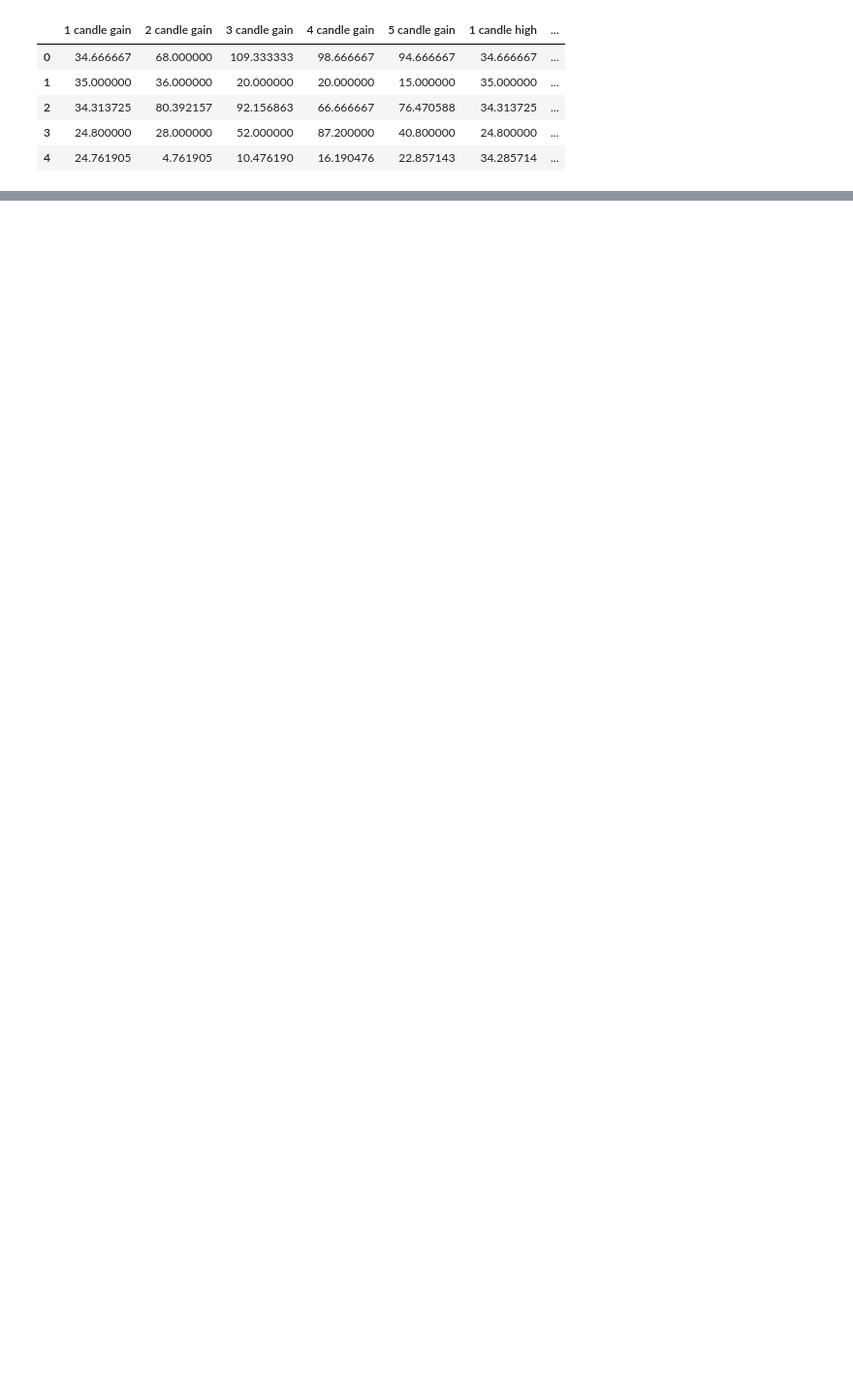
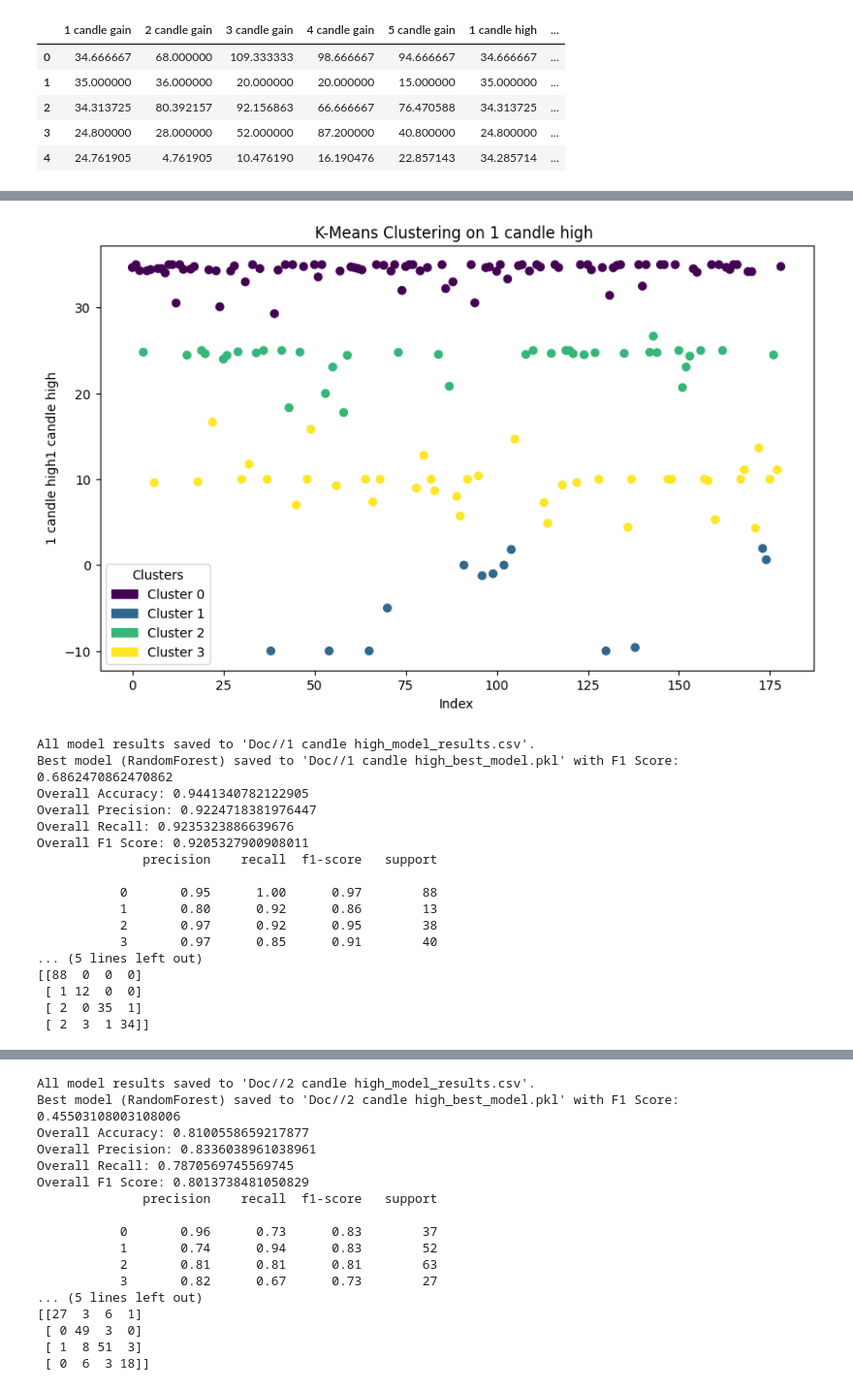
Before and after one commit to kautsar101/Ipo_Stockbit_Prediction, a Jupyter notebook: predict.ipynb, the cells around one changed output, grey strips where cells are left out. Shown at 97% size. Drawn from its saved outputs; the diff is of its cells as text; code cells hidden in the pictures; blank space fills up the shorter version.

Commit message:
predict all the variable

```diff
--- a/predict.ipynb
+++ b/predict.ipynb
@@ -95,9 +60,37 @@ warnings.filterwarnings('ignore', category=UserWarning, module='sklearn')
 warnings.filterwarnings('ignore', category=UndefinedMetricWarning)
 # %%
 def predict(label):
-    y = df[label]
+    # Reshape the data for K-Means
+    data_reshaped = target[label].values.reshape(-1, 1)
+    # Specify the number of clusters
+    kmeans = KMeans(n_clusters=4)
+
+    # Fit the model to your data
+    kmeans.fit(data_reshaped)
+
+    # Get the cluster labels
+    df[f'Cluster_{label}'] = kmeans.labels_
+
+    # To visualize the clusters
+    plt.figure(figsize=(10, 6))
+    scatter = plt.scatter(range(len(data_reshaped)), data_reshaped, c=df[f'Cluster_{label}'], cmap='viridis')
+
+    # Create legend handles
+    handles = []
+    for cluster in range(kmeans.n_clusters):
+        handles.append(mpatches.Patch(color=scatter.cmap(scatter.norm(cluster)), label=f'Cluster {cluster}'))
+
+    # Add the legend
+    plt.legend(handles=handles, title='Clusters')
+
+    plt.xlabel('Index')
+    plt.ylabel(f'1 candle high{label}')
+    plt.title(f'K-Means Clustering on {label} ')
+    plt.show()
+
+    y = df[f'Cluster_{label}']
     X = df[feature_enginering]
-    attemp = label + "4" +"3"
+    attemp = label
 
     # Split the data into training and testing sets
     X_train, X_test, y_train, y_test = train_test_split(X, y, test_size=0.2, random_state=42)
@@ -213,0 +187,23 @@ Overall F1 Score: 0.8904066128447026
+# %%
+for y in target.columns:
+    if "high" in y :
+        predict(y)
+# %% [output]
+[figure, added]
+All model results saved to 'Doc//1 candle high_model_results.csv'.
+Best model (RandomForest) saved to 'Doc//1 candle high_best_model.pkl' with F1 Score: 0.6862470862470862
+Overall Accuracy: 0.9441340782122905
+Overall Precision: 0.9224718381976447
+Overall Recall: 0.9235323886639676
+Overall F1 Score: 0.9205327900908011
+              precision    recall  f1-score   support
+
+           0       0.95      1.00      0.97        88
+           1       0.80      0.92      0.86        13
+           2       0.97      0.92      0.95        38
+           3       0.97      0.85      0.91        40
+... (5 lines left out)
+[[88  0  0  0]
+ [ 1 12  0  0]
+ [ 2  0 35  1]
+ [ 2  3  1 34]]
@@ -213,0 +211,17 @@ Overall F1 Score: 0.8904066128447026
+All model results saved to 'Doc//2 candle high_model_results.csv'.
+Best model (RandomForest) saved to 'Doc//2 candle high_best_model.pkl' with F1 Score: 0.45503108003108006
+Overall Accuracy: 0.8100558659217877
+Overall Precision: 0.8336038961038961
+Overall Recall: 0.7870569745569745
+Overall F1 Score: 0.8013738481050829
+              precision    recall  f1-score   support
+
+           0       0.96      0.73      0.83        37
+           1       0.74      0.94      0.83        52
+           2       0.81      0.81      0.81        63
+           3       0.82      0.67      0.73        27
+... (5 lines left out)
+[[27  3  6  1]
+ [ 0 49  3  0]
+ [ 1  8 51  3]
+ [ 0  6  3 18]]
```
Also changed, not shown: parts of 5 cells of this notebook, 30 other files.
